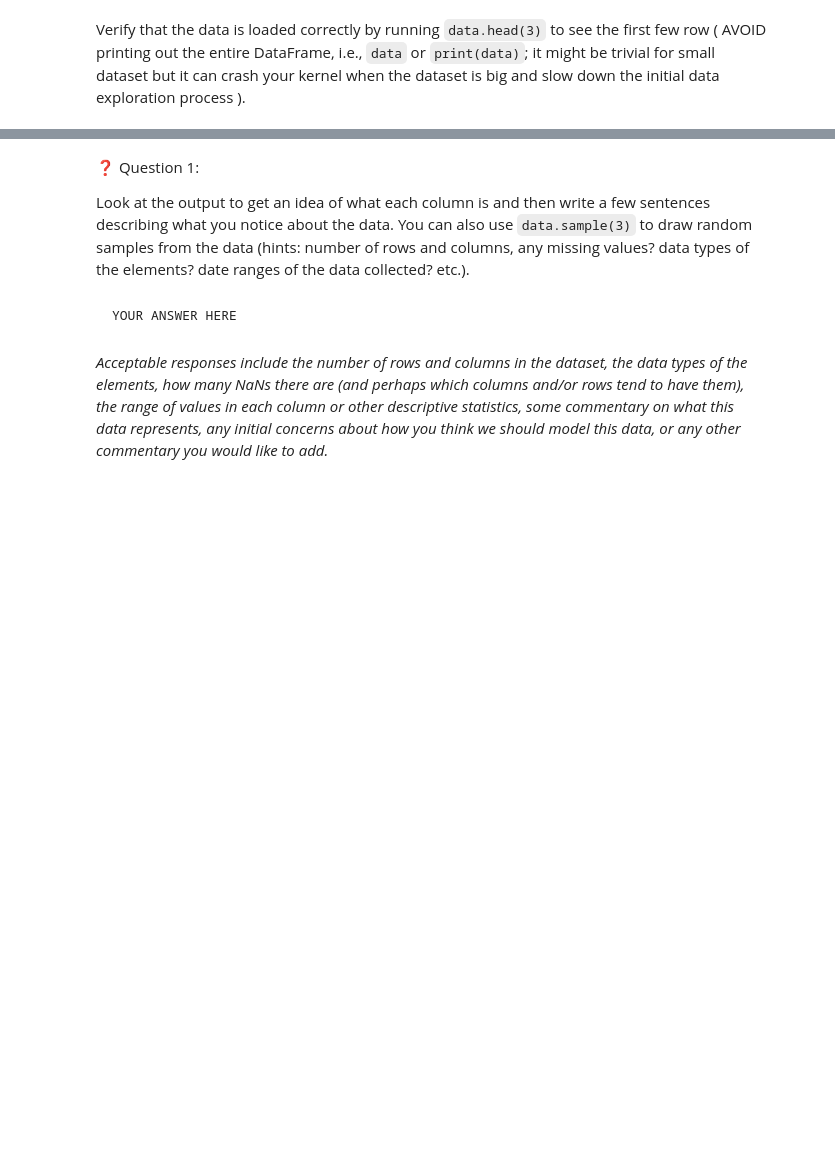
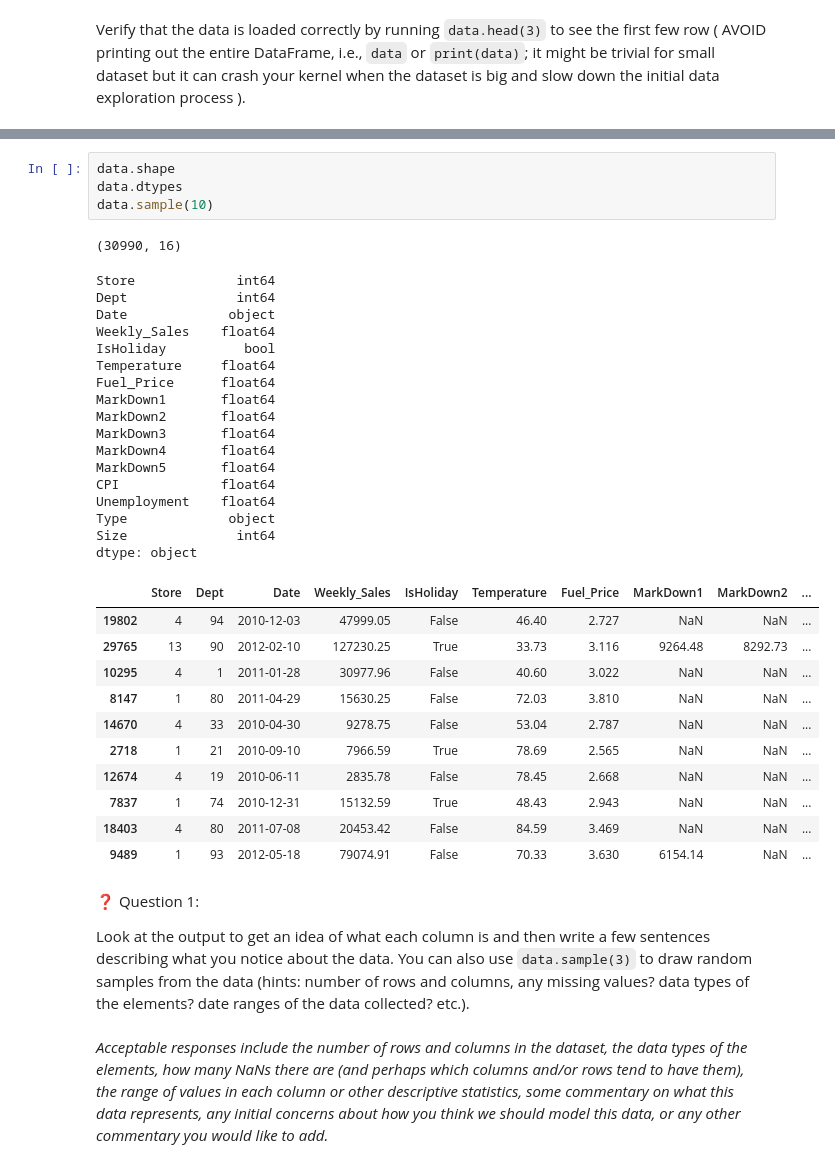
Before and after one commit to frslee/FrederickMLE-9, a Jupyter notebook: assignments/week-4-EDA/nb/walmart-sales-data.ipynb, the cells around one changed output, grey strips where cells are left out. Cells and saved outputs as stored; diff of their text form; blank space fills up the shorter version.

```diff
--- a/assignments/week-4-EDA/nb/walmart-sales-data.ipynb
+++ b/assignments/week-4-EDA/nb/walmart-sales-data.ipynb
@@ -64,8 +172,40 @@ data.tail(10)
+# %%
+data.shape
+data.dtypes
+data.sample(10)
+# %% [output]
+(30990, 16)
+Store             int64
+Dept              int64
+Date             object
+Weekly_Sales    float64
+IsHoliday          bool
+Temperature     float64
+Fuel_Price      float64
+MarkDown1       float64
+MarkDown2       float64
+MarkDown3       float64
+MarkDown4       float64
+MarkDown5       float64
+CPI             float64
+Unemployment    float64
+Type             object
+Size              int64
+dtype: object
+|  | Store | Dept | Date | Weekly_Sales | IsHoliday | Temperature | Fuel_Price | MarkDown1 | MarkDown2 | ... |
+| 19802 | 4 | 94 | 2010-12-03 | 47999.05 | False | 46.40 | 2.727 | NaN | NaN | ... |
+| 29765 | 13 | 90 | 2012-02-10 | 127230.25 | True | 33.73 | 3.116 | 9264.48 | 8292.73 | ... |
+| 10295 | 4 | 1 | 2011-01-28 | 30977.96 | False | 40.60 | 3.022 | NaN | NaN | ... |
+| 8147 | 1 | 80 | 2011-04-29 | 15630.25 | False | 72.03 | 3.810 | NaN | NaN | ... |
+| 14670 | 4 | 33 | 2010-04-30 | 9278.75 | False | 53.04 | 2.787 | NaN | NaN | ... |
+| 2718 | 1 | 21 | 2010-09-10 | 7966.59 | True | 78.69 | 2.565 | NaN | NaN | ... |
+| 12674 | 4 | 19 | 2010-06-11 | 2835.78 | False | 78.45 | 2.668 | NaN | NaN | ... |
+| 7837 | 1 | 74 | 2010-12-31 | 15132.59 | True | 48.43 | 2.943 | NaN | NaN | ... |
+| 18403 | 4 | 80 | 2011-07-08 | 20453.42 | False | 84.59 | 3.469 | NaN | NaN | ... |
+| 9489 | 1 | 93 | 2012-05-18 | 79074.91 | False | 70.33 | 3.630 | 6154.14 | NaN | ... |
 # %% [markdown]
 ❓ Question 1:
 
 Look at the output to get an idea of what each column is and then write a few sentences describing what you notice about the data. You can also use `data.sample(3)` to draw random samples from the data (hints: number of rows and columns, any missing values? data types of the elements? date ranges of the data collected? etc.).
-# %% [markdown]
-    YOUR ANSWER HERE
 # %% [markdown]
 *Acceptable responses include the number of rows and columns in the dataset, the data types of the elements, how many NaNs there are (and perhaps which columns and/or rows tend to have them), the range of values in each column or other descriptive statistics, some commentary on what this data represents, any initial concerns about how you think we should model this data, or any other commentary you would like to add.*
```
Also changed, not shown: parts of 14 cells of this notebook.
